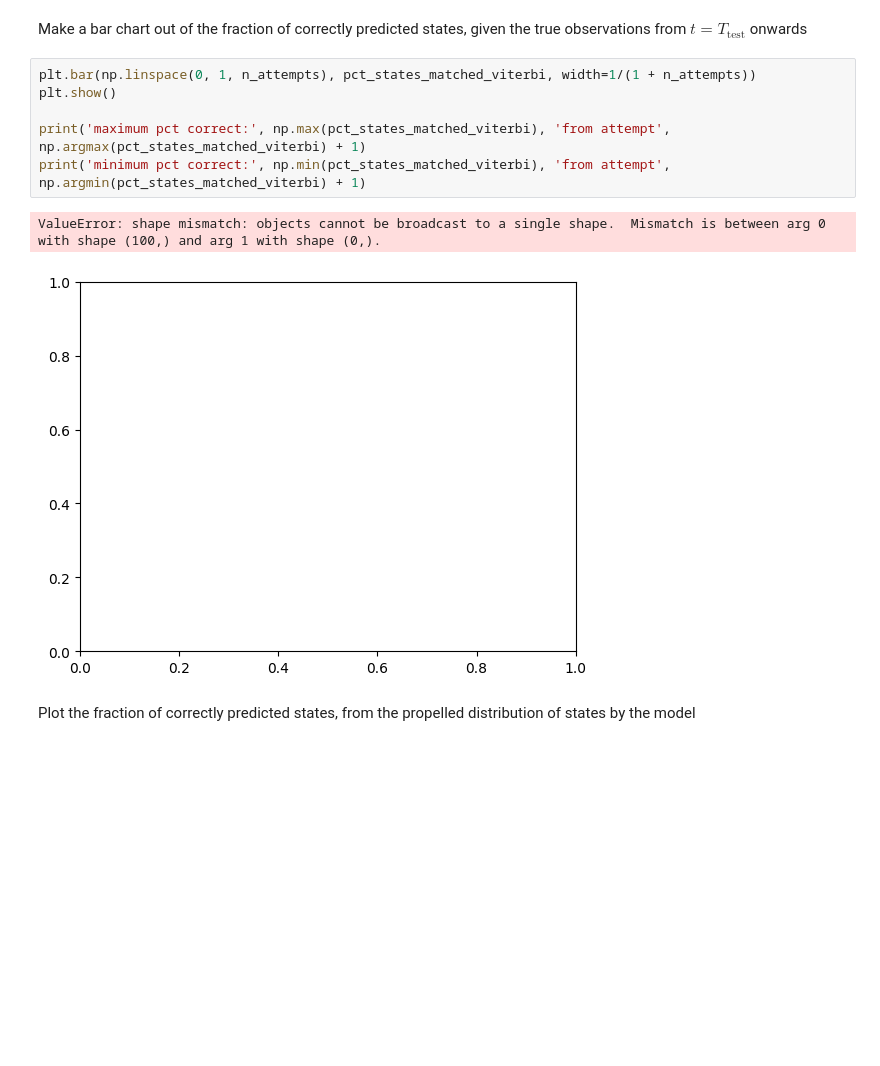
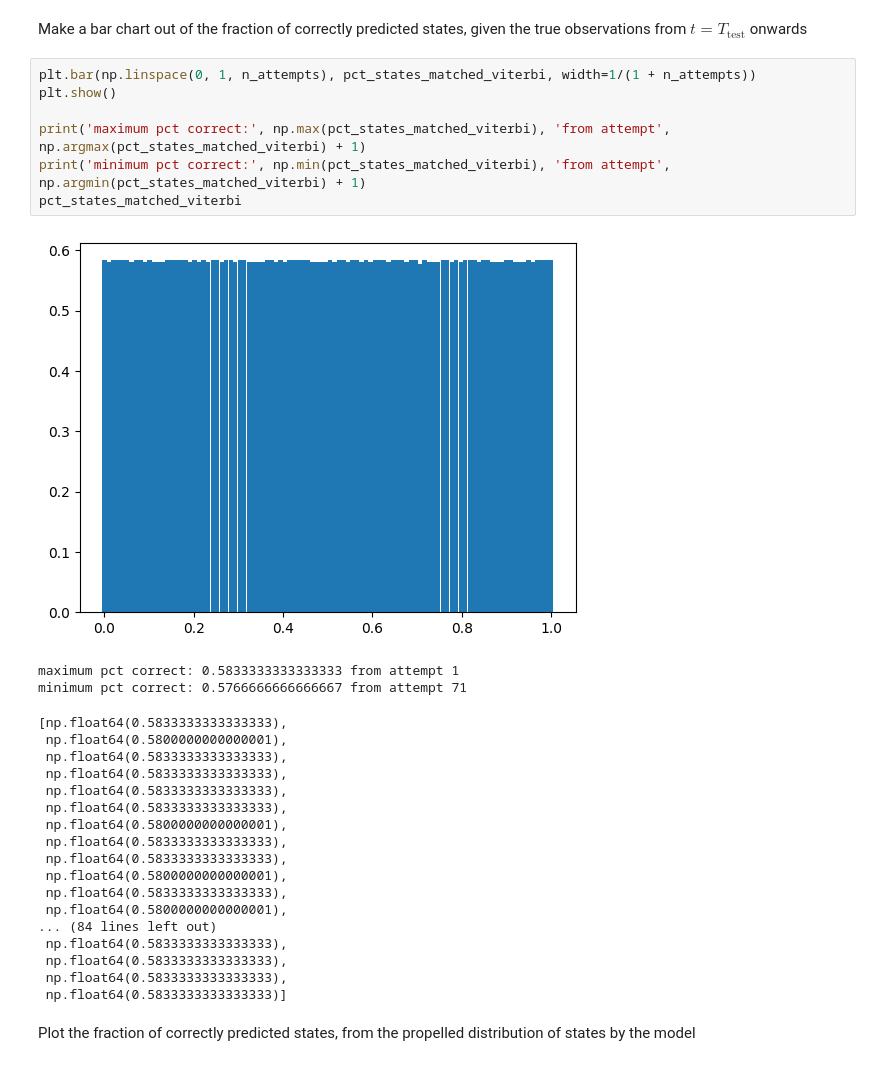
Before and after one commit to tobiasocula/Weather-HMM, a Jupyter notebook: weather_hmm_continuous.ipynb, the cells around one changed output. Saved outputs shown, nothing was run; the diff lists cells and outputs as text; blank space fills up the shorter version.

```diff
--- a/weather_hmm_continuous.ipynb
+++ b/weather_hmm_continuous.ipynb
@@ -299,12 +281,31 @@ Make a bar chart out of the fraction of correctly predicted states, given the tr
 # %%
 plt.bar(np.linspace(0, 1, n_attempts), pct_states_matched_viterbi, width=1/(1 + n_attempts))
 plt.show()
 
 print('maximum pct correct:', np.max(pct_states_matched_viterbi), 'from attempt', np.argmax(pct_states_matched_viterbi) + 1)
 print('minimum pct correct:', np.min(pct_states_matched_viterbi), 'from attempt', np.argmin(pct_states_matched_viterbi) + 1)
+pct_states_matched_viterbi
 # %% [output]
+[figure, new version]
-ValueError: shape mismatch: objects cannot be broadcast to a single shape.  Mismatch is between arg 0 with shape (100,) and arg 1 with shape (0,).
+maximum pct correct: 0.5833333333333333 from attempt 1
+minimum pct correct: 0.5766666666666667 from attempt 71
-[figure, old version]
+[np.float64(0.5833333333333333),
+ np.float64(0.5800000000000001),
+ np.float64(0.5833333333333333),
+ np.float64(0.5833333333333333),
+ np.float64(0.5833333333333333),
+ np.float64(0.5833333333333333),
+ np.float64(0.5800000000000001),
+ np.float64(0.5833333333333333),
+ np.float64(0.5833333333333333),
+ np.float64(0.5800000000000001),
+ np.float64(0.5833333333333333),
+ np.float64(0.5800000000000001),
+... (84 lines left out)
+ np.float64(0.5833333333333333),
+ np.float64(0.5833333333333333),
+ np.float64(0.5833333333333333),
+ np.float64(0.5833333333333333)]
 # %% [markdown]
 Plot the fraction of correctly predicted states, from the propelled distribution of states by the model
 # %%
```
Also changed, not shown: parts of 4 cells of this notebook, 6 other files.
